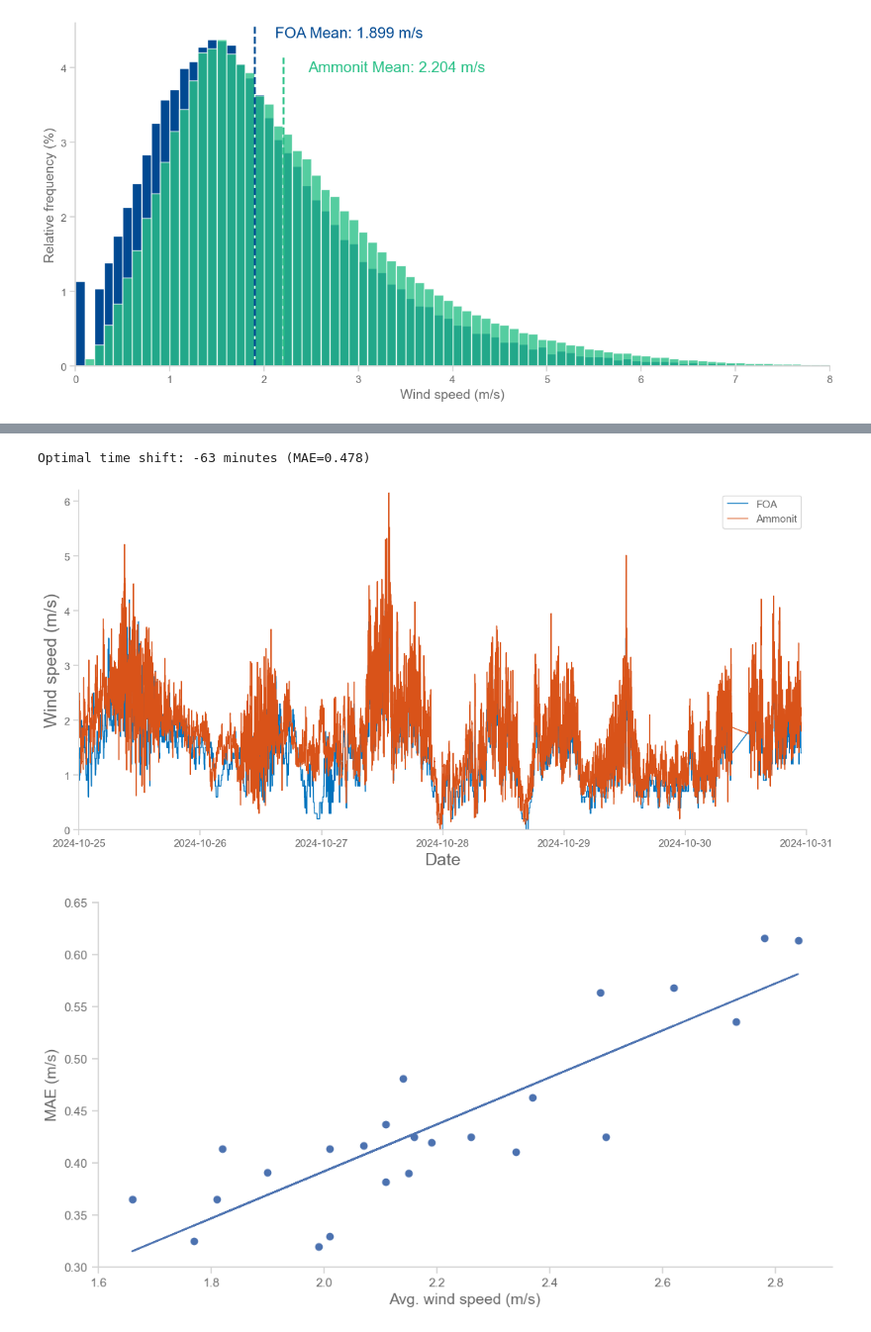
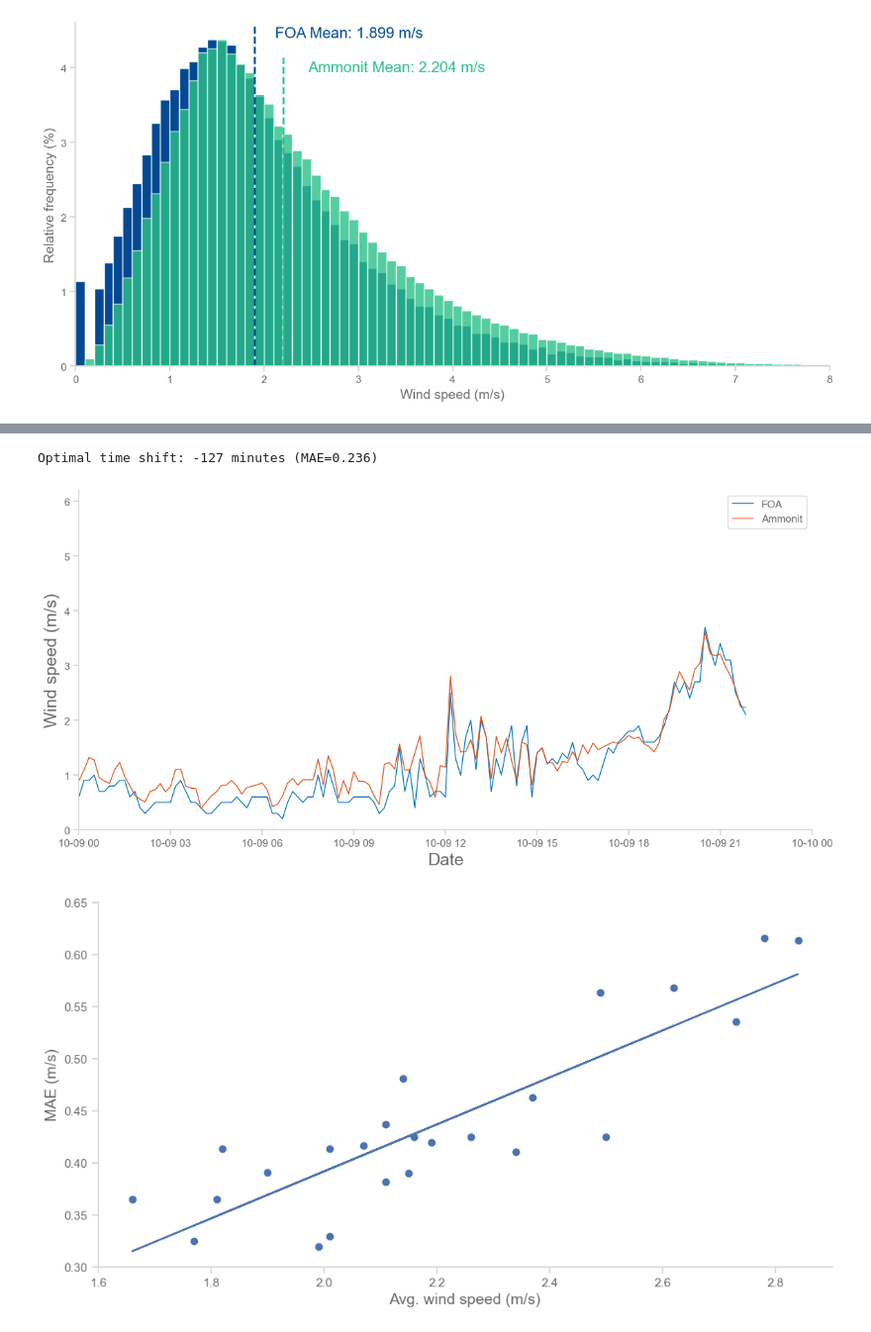
Before and after one commit to djskrovanek/gridraven-analytics, a Jupyter notebook: compareM7_FOA_WXstation.ipynb, the cells around one changed output, grey strips where cells are left out. Shown at 99% size. Cells and saved outputs as stored; diff of their text form; code cells hidden in the pictures.

```diff
--- a/compareM7_FOA_WXstation.ipynb
+++ b/compareM7_FOA_WXstation.ipynb
@@ -267,12 +163,16 @@ plt.show()
 # %%
-time_shifts = range(-3*60, 4*60, 1)  # this starts at -6 hours and goes up to +6 hours
+# Let's determine the offset in the timestamps by looping through different timestamp offsets and computing MAE
+# When the lowest MAE is found, then the "true" offset in timestamp has been found
+
+
+time_shifts = range(-3*60, 4*60, 1)  # this starts at -3 hours and goes up to +4 hours in increments of 1 minute
 best_shift = None
 lowest_MAE = float('inf')
 tolerance = pd.Timedelta(minutes=0.5)
 
 # Define the start and end dates
-start_date = pd.to_datetime('2024-10-1')
-end_date = pd.to_datetime('2024-10-31')
+start_date = pd.to_datetime('2022-10-9')
+end_date = pd.to_datetime('2022-10-10')
 
 # Filter the dataframes for the date range
 M7_FOA_subset = M7_FOA[(M7_FOA['datetime'] >= start_date) & (M7_FOA['datetime'] <= end_date)]
@@ -284,49 +184,48 @@ for shift in time_shifts:
     M7_FOA_shifted = M7_FOA_subset.copy()
     M7_FOA_shifted['datetime'] += pd.Timedelta(minutes=shift)
     # M7_Ammonit_shifted = M7_Ammonit_subset.copy()
     # M7_Ammonit_shifted['datetime'] += pd.Timedelta(minutes=shift)
 
     # Match timestamps within tolerance
     merged = pd.merge_asof(
         M7_Ammonit, M7_FOA_shifted, on='datetime',
         tolerance=tolerance, direction='nearest'
     )
 
     # Drop unmatched rows
     matched = merged.dropna(subset=['wind_m7', 'Wind speed'])
 
     if not matched.empty:
         MAE = np.mean(np.abs(matched['Wind speed'] - matched['wind_m7']))
 
         if MAE < lowest_MAE:
             lowest_MAE = MAE
             best_shift = shift
 
 print(f"Optimal time shift: {best_shift} minutes (MAE={lowest_MAE:.3f})")
 
 
 # Create dataframe with best shift
 M7_FOA_best_shifted = M7_FOA_subset.copy()
 M7_FOA_best_shifted['datetime'] += pd.Timedelta(minutes=best_shift)
 merged_best_shifted = pd.merge_asof(M7_Ammonit_subset, M7_FOA_best_shifted, on='datetime', tolerance=tolerance, direction='nearest')
 merged_best_shifted = merged_best_shifted.dropna(subset=['wind_m7', 'Wind speed'])
+
+# Plot data
+plt.figure(figsize=(12, 6))
+plt.plot(merged_best_shifted['datetime'], merged_best_shifted['wind_m7'], label='M7_FOA', color=(0, 0.4470, 0.7410), linewidth=1)
+plt.plot(merged_best_shifted['datetime'], merged_best_shifted['Wind speed'], label='M7_Ammonit', color=(0.8500, 0.3250, 0.0980), linewidth=1)
+
+plt.xlabel('Date')
+plt.ylabel('Wind speed (m/s)')
+plt.legend(('FOA', 'Ammonit'))
+plt.ylim(0, 6.2)
+plt.xlim(pd.to_datetime(start_date), pd.to_datetime(end_date))
+
+plt.tight_layout()
+#plt.grid(True)
+plt.show()
 # %% [output]
-Optimal time shift: -63 minutes (MAE=0.478)
+Optimal time shift: -127 minutes (MAE=0.236)
+[figure, added]
-# %%
-# Plot data
-plt.figure(figsize=(12, 6))
-plt.plot(merged_best_shifted['datetime'], merged_best_shifted['wind_m7'], label='M7_FOA', color=(0, 0.4470, 0.7410), linewidth=1)
-plt.plot(merged_best_shifted['datetime'], merged_best_shifted['Wind speed'], label='M7_Ammonit', color=(0.8500, 0.3250, 0.0980), linewidth=1)
-
-plt.xlabel('Date')
-plt.ylabel('Wind speed (m/s)')
-plt.legend(('FOA', 'Ammonit'))
-plt.ylim(0, 6.2)
-plt.xlim(pd.to_datetime('2024-10-25'), pd.to_datetime('2024-10-31'))
-# Show the plot
-plt.tight_layout()
-#plt.grid(True)
-plt.show()
-# %% [output]
-[figure, removed]
 # %%
```
Also changed, not shown: parts of 9 cells of this notebook.
